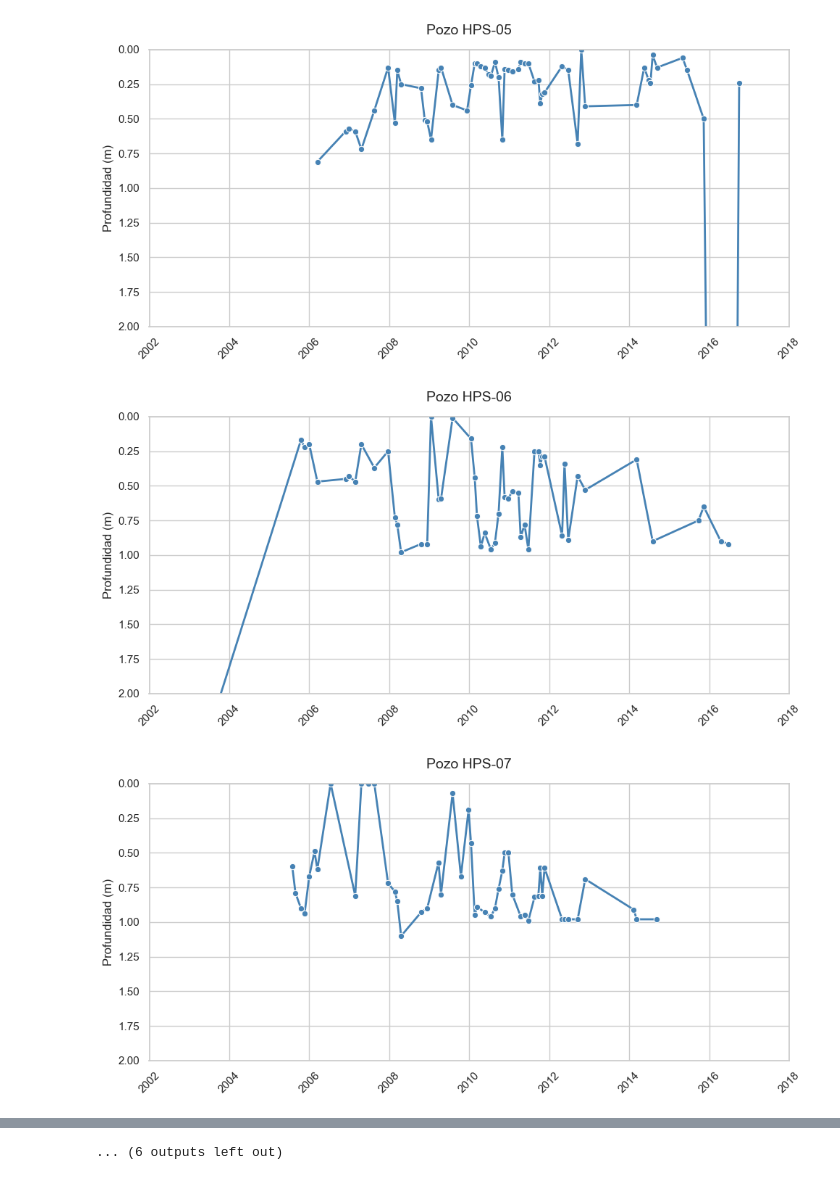
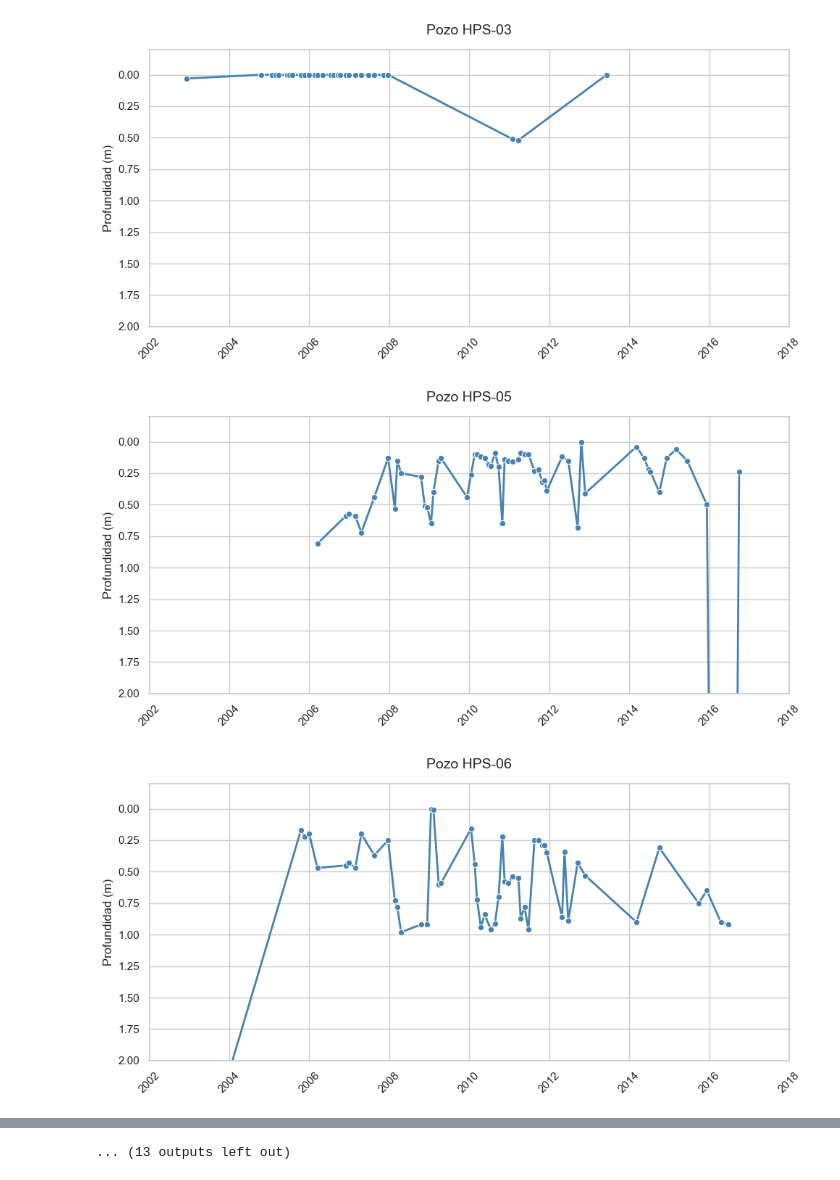
Before and after one commit to pibonacic/groundwater-remote-sensing, a Jupyter notebook: code/09_collahuasi-wells.ipynb, the cells around one changed output, grey strips where cells are left out. Cells and saved outputs as stored; diff of their text form; code cells hidden in the pictures.

```diff
--- a/code/09_collahuasi-wells.ipynb
+++ b/code/09_collahuasi-wells.ipynb
@@ -29,0 +33,28 @@ final_df
+# %%
+# Convierte fechas a formato datetime
+
+# Limpia la columa fechas de espacios
+dates_series = filtered_df['DATE'].astype(str).str.strip()
+
+# Identifica registros que parten con 4 digitos
+mask_year_first = dates_series.str.match(r'^\d{4}')
+
+# Inicia una pd.Series formato datetime vacia
+parsed_dates = pd.Series(index=filtered_df.index, dtype='datetime64[ns]')
+
+# Evalua y convierte las fechas que parten con el año
+parsed_dates[mask_year_first] = pd.to_datetime(
+    dates_series[mask_year_first],
+    format='%Y-%m-%d',
+    errors='coerce'
+)
+
+# Evalua y convierte las fechas que parte con el dia
+parsed_dates[~mask_year_first] = pd.to_datetime(
+    dates_series[~mask_year_first],
+    format='%d-%m-%Y',
+    errors='coerce'
+)
+
+# Asigna la columna formateada al dataframe original
+filtered_df['DATE'] = parsed_dates
@@ -30,10 +198,10 @@ final_df
 # %%
+# Funcion de ploteo de valores de pozos. Recibe datos en formato largo
 def plot_borehole_water_level(dataframe, borehole_id):
     """
     Filters the dataframe for a specific borehole and plots its water level over time.
     """
     site_data = dataframe[dataframe['BHID'] == borehole_id].copy()
-    site_data['DATE'] = pd.to_datetime(site_data['DATE'], format='mixed', dayfirst=True)
     site_data = site_data.sort_values('DATE')
 
     if site_data.empty:
@@ -57,7 +225,7 @@ def plot_borehole_water_level(dataframe, borehole_id):
     plt.title(f'Pozo {borehole_id}', fontsize=14, pad=15)
     plt.ylabel('Profundidad (m)', fontsize=12)
     plt.xlabel('')
-    plt.ylim(0, 2)
+    plt.ylim(-0.2, 2)
     plt.xlim(start_date, end_date)
     plt.gca().invert_yaxis()
     plt.xticks(rotation=45)
@@ -69,6 +235,9 @@ df_wells = pd.DataFrame(final_df)
 # %%
+df_wells = pd.DataFrame(filtered_df)
+
 plot_borehole_water_level(df_wells, 'HPS-01')
 plot_borehole_water_level(df_wells, 'HPS-02')
+plot_borehole_water_level(df_wells, 'HPS-03')
 plot_borehole_water_level(df_wells, 'HPS-05')
 plot_borehole_water_level(df_wells, 'HPS-06')
 plot_borehole_water_level(df_wells, 'HPS-07')
@@ -80,9 +249,15 @@ plot_borehole_water_level(df_wells, 'HPS-12')
 plot_borehole_water_level(df_wells, 'HPS-13')
 plot_borehole_water_level(df_wells, 'HPS-14')
 plot_borehole_water_level(df_wells, 'HPS-15')
+plot_borehole_water_level(df_wells, 'HPS-16')
+plot_borehole_water_level(df_wells, 'HPS-19')
 plot_borehole_water_level(df_wells, 'HPS-20')
 plot_borehole_water_level(df_wells, 'HPS-21')
 plot_borehole_water_level(df_wells, 'HPS-21A')
 plot_borehole_water_level(df_wells, 'HPS-22')
 plot_borehole_water_level(df_wells, 'HPS-26')
+plot_borehole_water_level(df_wells, 'HPS-28')
+plot_borehole_water_level(df_wells, 'HPS-31')
+plot_borehole_water_level(df_wells, 'HPS-32')
+plot_borehole_water_level(df_wells, 'HPS-38')
 # %% [output]
@@ -91,3 +266,3 @@ plot_borehole_water_level(df_wells, 'HPS-26')
-[figure, old version]
+[figure, new version]
-[figure, old version]
+[figure, new version]
-[figure, old version]
+[figure, new version]
@@ -101 +276 @@ plot_borehole_water_level(df_wells, 'HPS-26')
-... (6 outputs left out)
+... (13 outputs left out)
```
Also changed, not shown: parts of 23 cells of this notebook, 30 other files.
